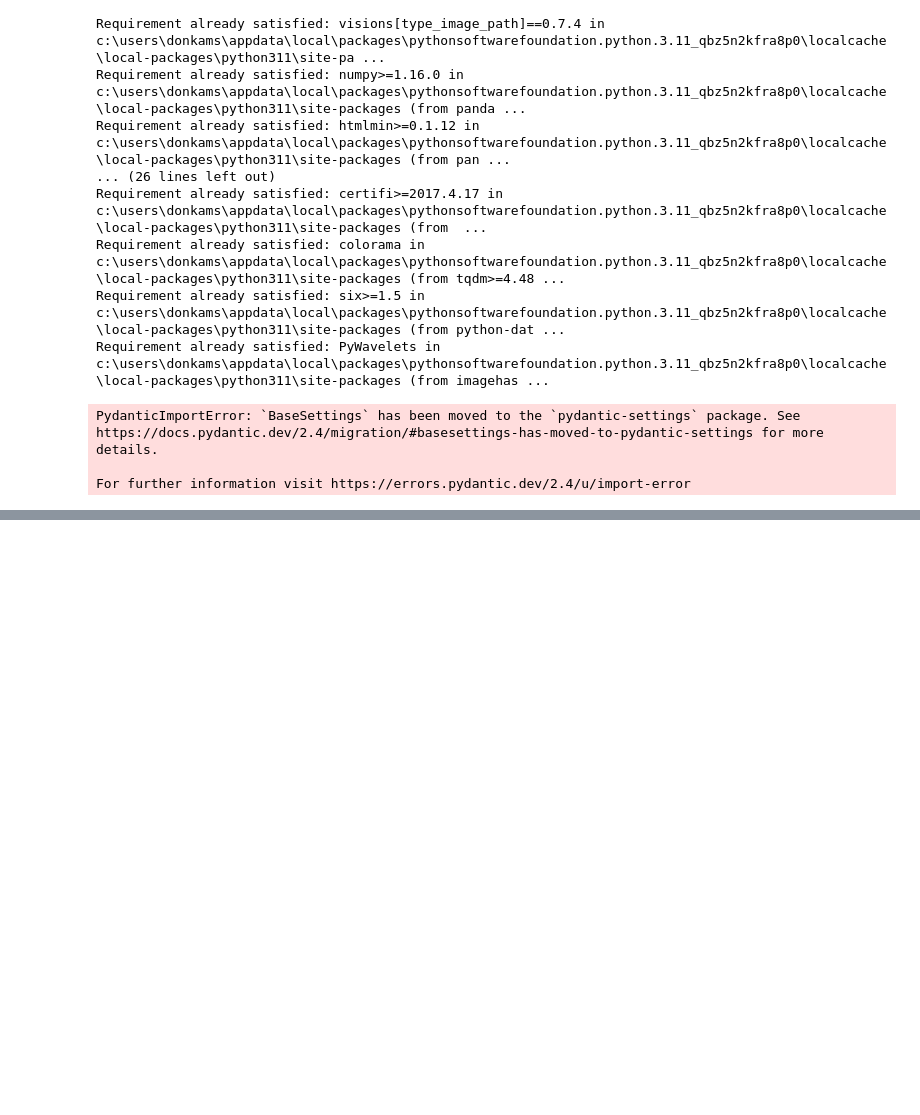
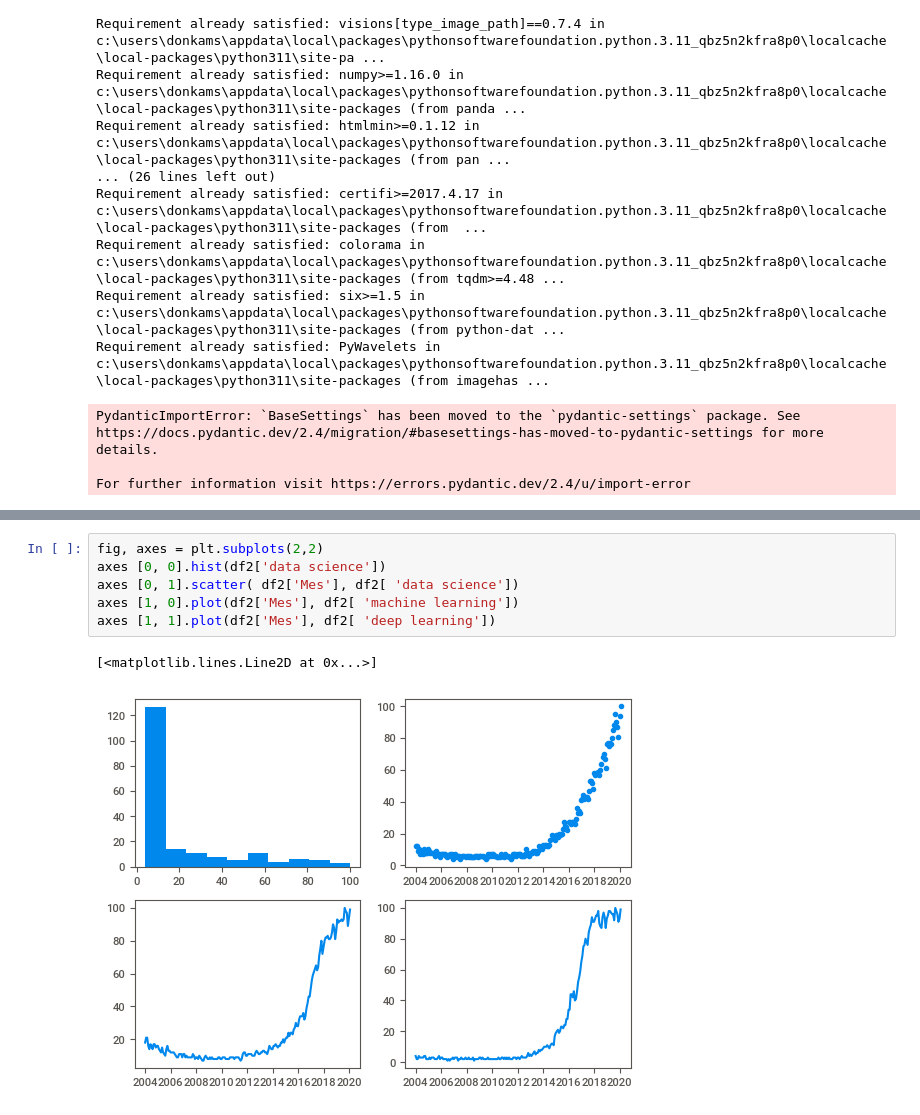
Before and after one commit to Gbekoilias/STAGE-B-EXERCISE, a Jupyter notebook: Popularidad/DSLCS_2.ipynb, the cells around one changed output, grey strips where cells are left out. Drawn from its saved outputs; the diff is of its cells as text; blank space fills up the shorter version.

```diff
--- a/Popularidad/DSLCS_2.ipynb
+++ b/Popularidad/DSLCS_2.ipynb
@@ -205,0 +332,9 @@ For further information visit https://errors.pydantic.dev/2.4/u/import-error
+# %%
+fig, axes = plt.subplots(2,2)
+axes [0, 0].hist(df2['data science'])
+axes [0, 1].scatter( df2['Mes'], df2[ 'data science'])
+axes [1, 0].plot(df2['Mes'], df2[ 'machine learning'])
+axes [1, 1].plot(df2['Mes'], df2[ 'deep learning'])
+# %% [output]
+[<matplotlib.lines.Line2D at 0x...>]
+[figure, added]
```
Also changed, not shown: parts of 23 cells of this notebook.
